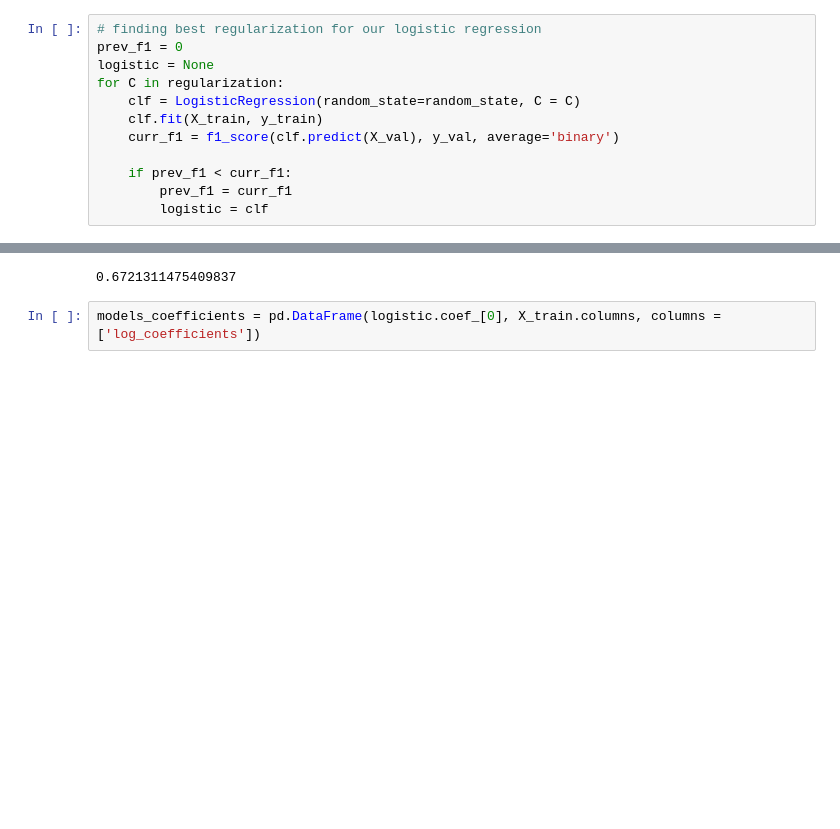
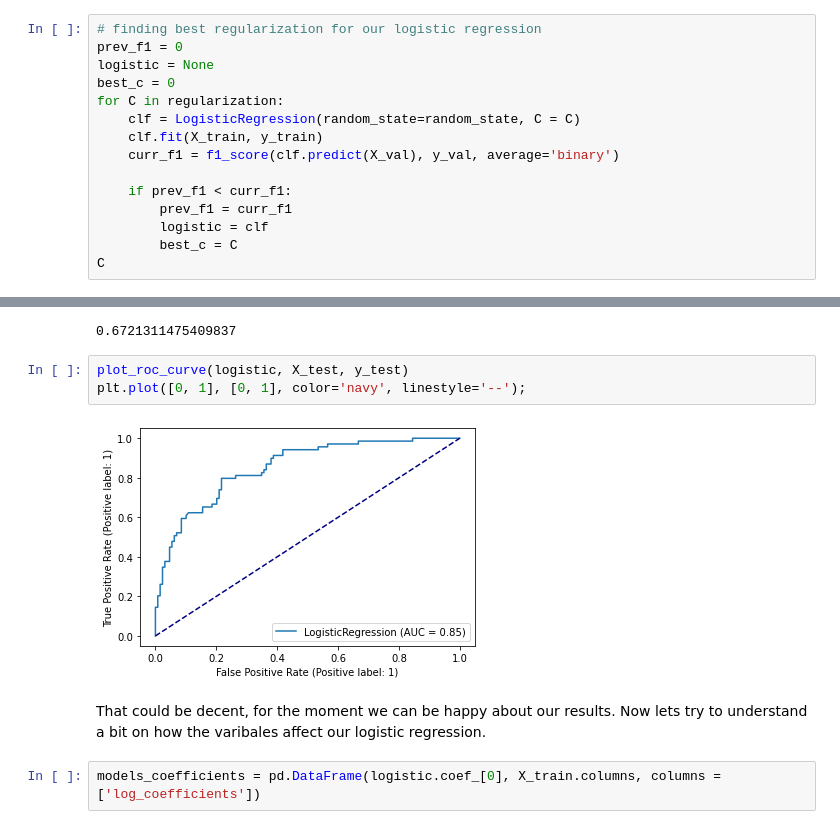
Before and after one commit to arojasb3/iFood_CRM-, a Jupyter notebook: ifood-data-business-analyst-test-latam-main/Classification Model.ipynb, the cells around one changed output, grey strips where cells are left out. Cells and saved outputs as stored; diff of their text form; blank space fills up the shorter version.

```diff
--- a/ifood-data-business-analyst-test-latam-main/Classification Model.ipynb
+++ b/ifood-data-business-analyst-test-latam-main/Classification Model.ipynb
@@ -90,6 +115,7 @@ regularization = np.linspace(0.01, 1, 100)
 # finding best regularization for our logistic regression
 prev_f1 = 0
 logistic = None
+best_c = 0
 for C in regularization:
     clf = LogisticRegression(random_state=random_state, C = C)
     clf.fit(X_train, y_train)
@@ -98,3 +124,5 @@ for C in regularization:
     if prev_f1 < curr_f1:
         prev_f1 = curr_f1
         logistic = clf
+        best_c = C
+C
@@ -115,6 +145,13 @@ recall_score(logistic.predict(X_test), y_test)
 f1_score(logistic.predict(X_test), y_test, average='binary')
 # %% [output]
 0.6721311475409837
+# %%
+plot_roc_curve(logistic, X_test, y_test)
+plt.plot([0, 1], [0, 1], color='navy', linestyle='--');
+# %% [output]
+[figure, added]
+# %% [markdown]
+That could be decent, for the moment we can be happy about our results. Now lets try to understand a bit on how the varibales affect our logistic regression.
 # %%
 models_coefficients = pd.DataFrame(logistic.coef_[0], X_train.columns, columns = ['log_coefficients'])
 # %%
```
Also changed, not shown: parts of 22 cells of this notebook.
